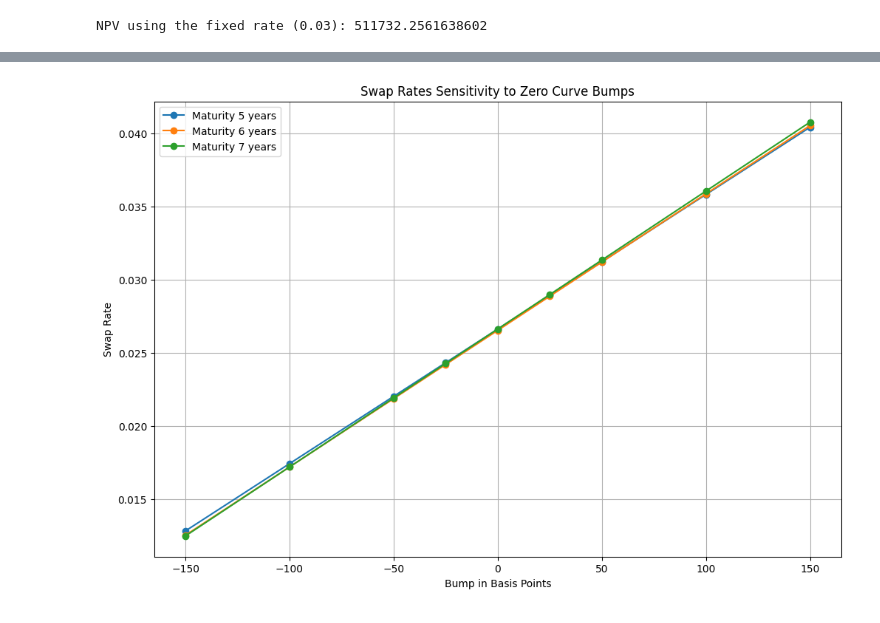
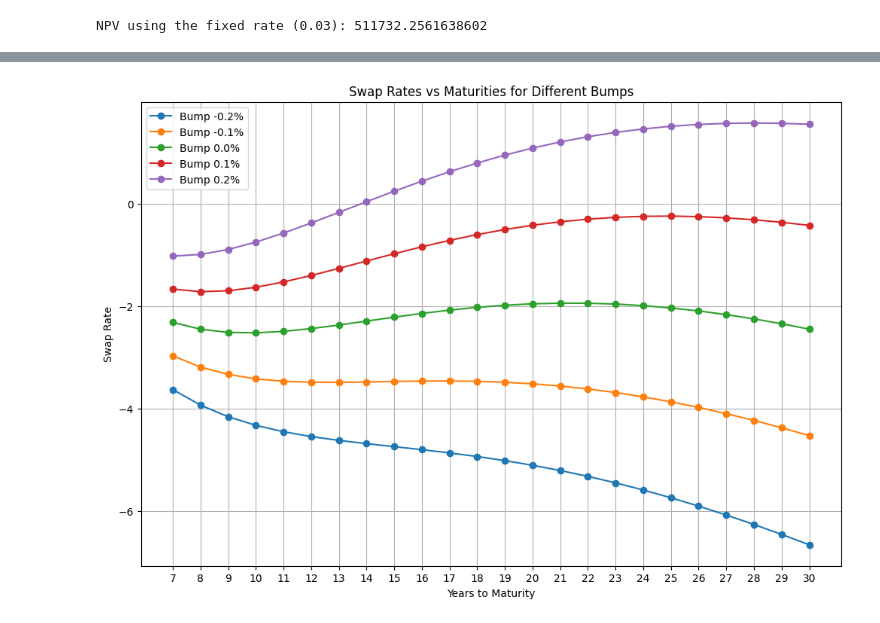
Before and after one commit to Lebramjames/E_FIN_SPFDM, a Jupyter notebook: assignment 1/assignment1_spfdm_group1_1.ipynb, the cells around one changed output, grey strips where cells are left out. Drawn from its saved outputs; the diff is of its cells as text; code cells hidden in the pictures.

```diff
--- a/assignment 1/assignment1_spfdm_group1_1.ipynb
+++ b/assignment 1/assignment1_spfdm_group1_1.ipynb
@@ -362,0 +352,20 @@ Swap rate equals: 0.0269529699
+# %%
+payment_frequency = 0.5
+maturities = np.arange(1,10+1, 1)
+first_receiving_date = 0
+fixed_rate = 0.045
+notional_amount = 100
+
+already_issued = False
+one_curve = True
+fix_to_floating = True
+
+amortization_schedules = np.array([0,notional_amount/2,notional_amount])
+Scenarios['scenario2'] = {}
+for amortization in amortization_schedules:
+    Scenarios['scenario2'][amortization] = []
+
+    for maturity in maturities:
+        amortization_schedule= dt.create_amortization_schedule(notional_amount=notional_amount, final_notional=amortization, payment_frequency=payment_frequency, maturity=maturity, first_receiving_date=0)
+        swap_rate =  IRS_enginge(notional_amount, bumped_curve, maturity, payment_frequency, fixed_rate, first_receiving_date, amortization_schedule=amortization_schedule, one_curve=one_curve, already_issued = already_issued, print_output=False) * 100
+        Scenarios['scenario2'][amortization].append(swap_rate)
@@ -363,23 +389,24 @@ Swap rate equals: 0.0269529699
 # %%
 payment_frequency = 0.5
-bumps = np.array([-150, -100, -50, -25, 0, 25, 50, 100, 150]) / 10000
-Scenarios['scenario2']['bumps'] = []
-already_issued = False
-payment_frequency = 0.5
-maturities = np.arange(5,7+1, 1)
+maturities = np.arange(7, 30+1, 1)
 first_receiving_date = 0
 notional_amount = 100
+fixed_rate = 0.03
+already_issued = True
+one_curve = True
+fix_to_floating = False
+bumps = np.array([-200, -100, 0, 100, 200]) / 100000
 
-for maturity in maturities:
-    Scenarios['scenario2'][maturity] = {f'{bump*10000}bp': [] for bump in bumps}
+Scenarios['scenario3'] = {}
 
-# Calculate swap rates for different bumps and maturities
 for bump in bumps:
+    Scenarios['scenario3'][f'{bump*100}%'] = []
     for maturity in maturities:
         bumped_curve = european_zerorates + bump
-        swap_rate = IRS_enginge(notional_amount, bumped_curve, maturity, payment_frequency, fixed_rate, first_receiving_date, None, one_curve, already_issued, print_output=False)
-        Scenarios['scenario2'][maturity][f'{bump*10000}bp'].append(swap_rate)
+        swap_value = IRS_enginge(notional_amount, bumped_curve, maturity, payment_frequency, fixed_rate, first_receiving_date, amortization_schedule=None, one_curve=one_curve, already_issued = already_issued, print_output = False)
 
-plot.plot_bumps(Scenarios, bumps, maturities)
+        Scenarios['scenario3'][f'{bump*100}%'].append(swap_value)
+
+plot.plot_bumped_swap_rates(Scenarios, maturities)
 # %% [output]
-[figure, old version]
+[figure, new version]
```
Also changed, not shown: parts of 7 cells of this notebook, 3 other files.
